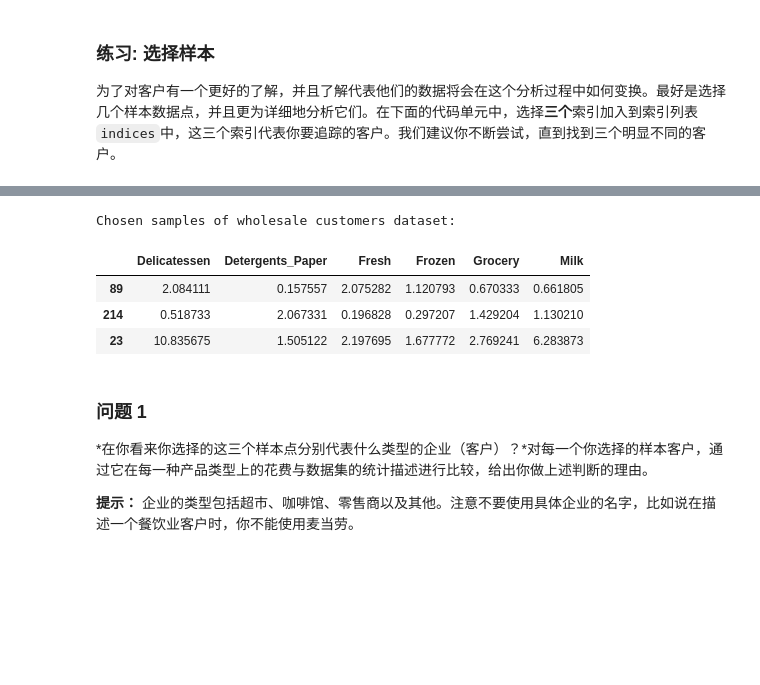
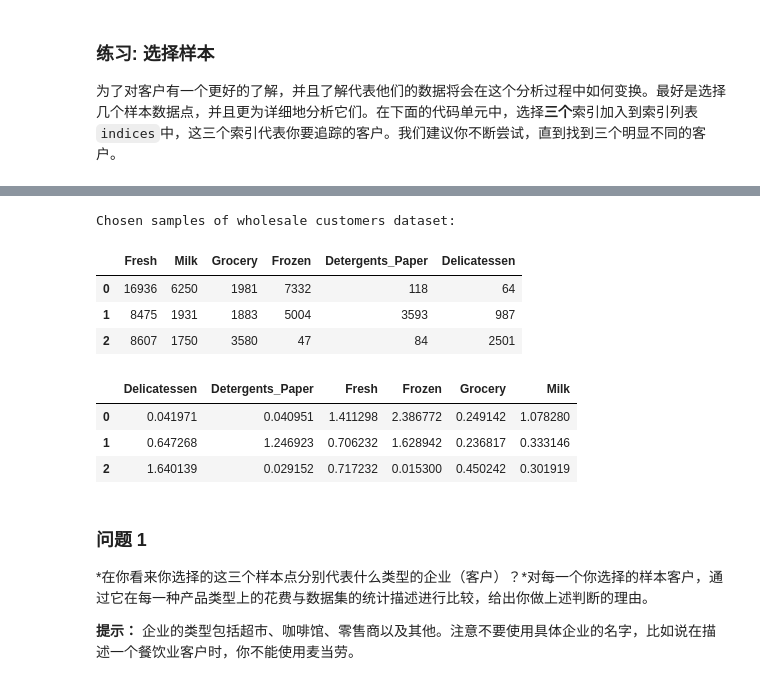
Before and after one commit to KIDJourney/creating_customer_segments, a Jupyter notebook: customer_segments.ipynb, the cells around one changed output, grey strips where cells are left out. Cells and saved outputs as stored; diff of their text form; code cells hidden in the pictures; blank space fills up the shorter version.

```diff
--- a/customer_segments.ipynb
+++ b/customer_segments.ipynb
@@ -85,17 +61,22 @@ display(pd.DataFrame({feature: samples[feature].apply(lambda x: x/desc[feature][
 # %%
 # TODO：从数据集中选择三个你希望抽样的数据点的索引
+sample_indexs = [190,257,429]
+
 # 为选择的样本建立一个DataFrame
-desc = data.describe()
+samples = pd.DataFrame(data.loc[sample_indexs], columns = data.keys()).reset_index(drop = True)
 print "Chosen samples of wholesale customers dataset:"
-sample_indexs = [89, 214, 23]
-samples = data.loc[sample_indexs]
+display(samples)
 display(pd.DataFrame({feature: samples[feature].apply(lambda x: x/desc[feature]['mean']) for feature in data.columns}))
 # %% [output]
 Chosen samples of wholesale customers dataset:
-|  | Delicatessen | Detergents_Paper | Fresh | Frozen | Grocery | Milk |
-| 89 | 2.084111 | 0.157557 | 2.075282 | 1.120793 | 0.670333 | 0.661805 |
-| 214 | 0.518733 | 2.067331 | 0.196828 | 0.297207 | 1.429204 | 1.130210 |
-| 23 | 10.835675 | 1.505122 | 2.197695 | 1.677772 | 2.769241 | 6.283873 |
+|  | Fresh | Milk | Grocery | Frozen | Detergents_Paper | Delicatessen |
+| 0 | 16936 | 6250 | 1981 | 7332 | 118 | 64 |
+| 1 | 8475 | 1931 | 1883 | 5004 | 3593 | 987 |
+| 2 | 8607 | 1750 | 3580 | 47 | 84 | 2501 |
+|  | Delicatessen | Detergents_Paper | Fresh | Frozen | Grocery | Milk |
+| 0 | 0.041971 | 0.040951 | 1.411298 | 2.386772 | 0.249142 | 1.078280 |
+| 1 | 0.647268 | 1.246923 | 0.706232 | 1.628942 | 0.236817 | 0.333146 |
+| 2 | 1.640139 | 0.029152 | 0.717232 | 0.015300 | 0.450242 | 0.301919 |
 # %% [markdown]
 ### 问题 1
 *在你看来你选择的这三个样本点分别代表什么类型的企业（客户）？*对每一个你选择的样本客户，通过它在每一种产品类型上的花费与数据集的统计描述进行比较，给出你做上述判断的理由。
```
Also changed, not shown: parts of 19 cells of this notebook, 1 other file.
